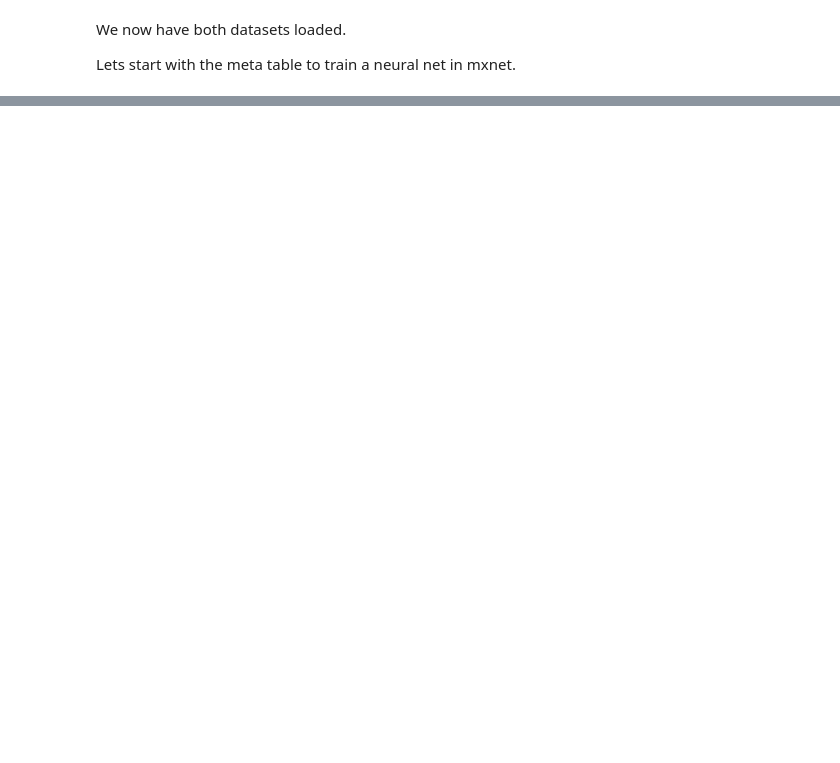
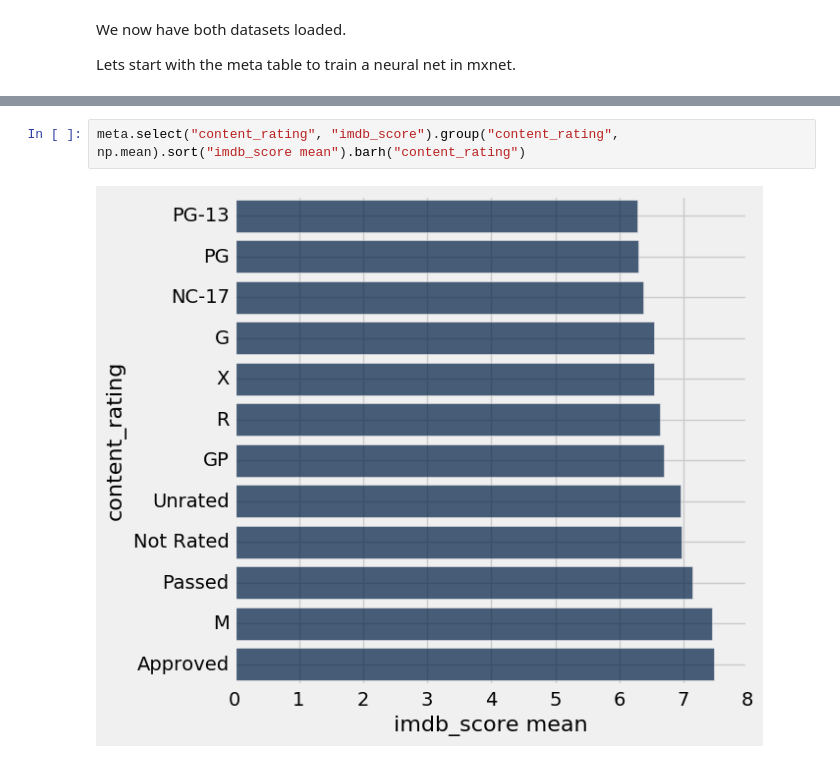
Before and after one commit to azahed98/IMDB-Movie-Aanalysis, a Jupyter notebook: movie test.ipynb, the cells around one changed output, grey strips where cells are left out. Cells and saved outputs as stored; diff of their text form; blank space fills up the shorter version.

```diff
--- a/movie test.ipynb
+++ b/movie test.ipynb
@@ -91,0 +74,4 @@ ValueError: The column 'imdbRating' contains non-numerical values. A plot cannot
+# %%
+meta.select("content_rating", "imdb_score").group("content_rating", np.mean).sort("imdb_score mean").barh("content_rating")
+# %% [output]
+[figure, added]
```
Also changed, not shown: parts of 6 cells of this notebook, 1 other file.
